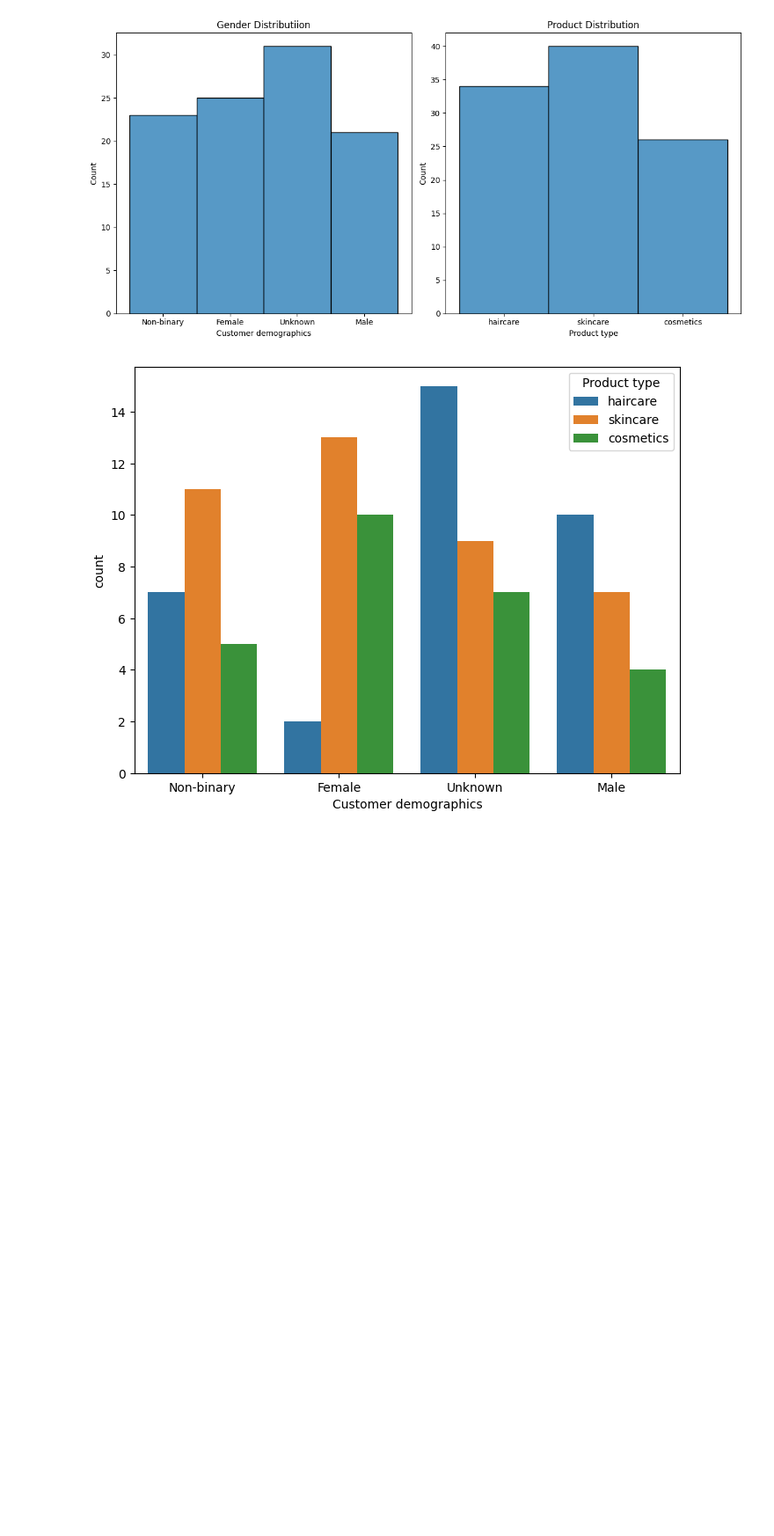
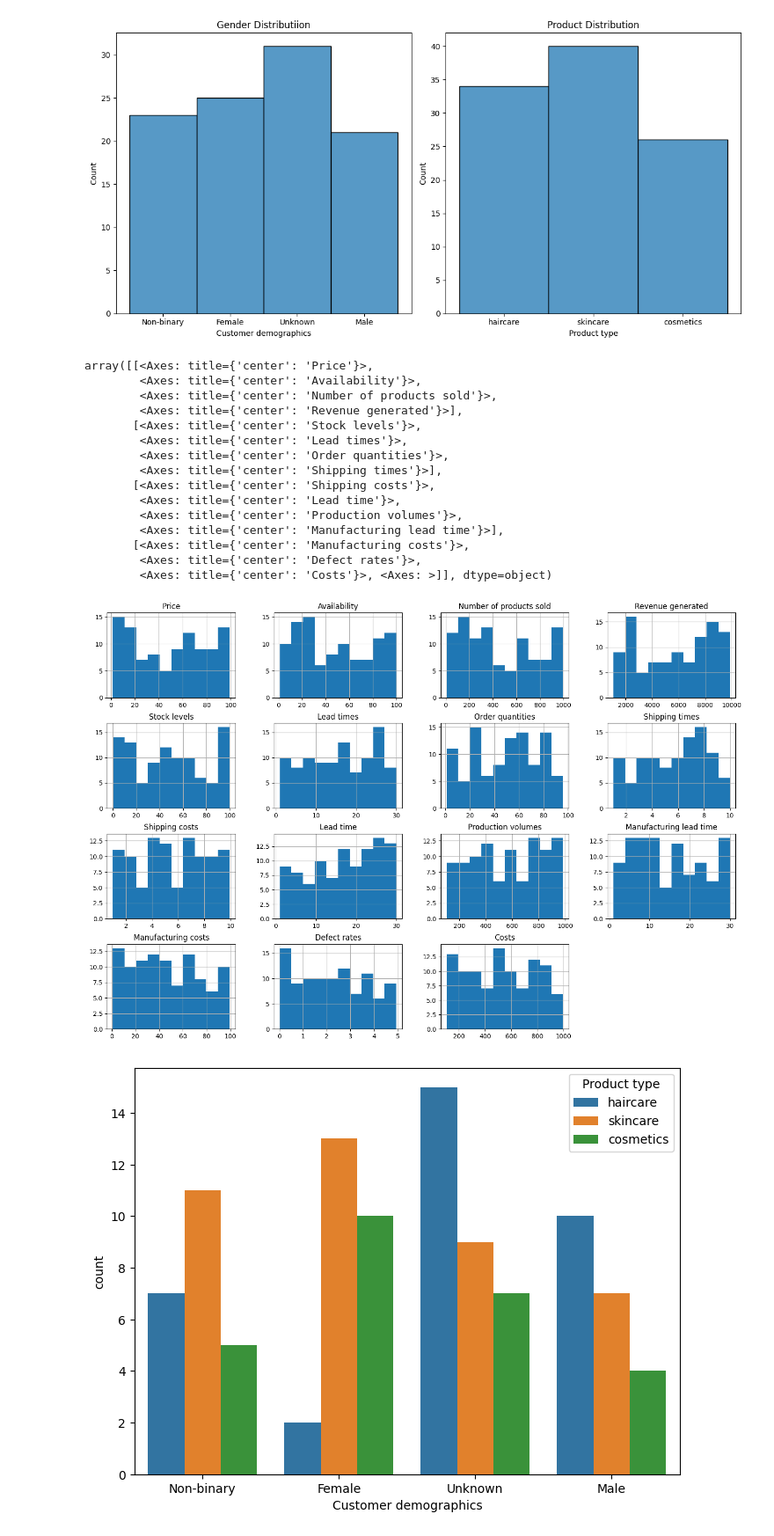
Before and after one commit to Doug-Vo/ML-Self-Project, a Jupyter notebook: Spring_2026/Beauty_Supply_chain.ipynb, the cells around one changed output. Shown at 88% size. Cells and saved outputs as stored; diff of their text form; code cells hidden in the pictures; blank space fills up the shorter version.

```diff
--- a/Spring_2026/Beauty_Supply_chain.ipynb
+++ b/Spring_2026/Beauty_Supply_chain.ipynb
@@ -108,6 +108,29 @@ plt.plot()
 # %% [output]
 []
 [figure]
+# %%
+def column_dist():
+    distribution = df.hist(figsize=(18,12))
+    return distribution
+
+column_dist()
+# %% [output]
+array([[<Axes: title={'center': 'Price'}>,
+        <Axes: title={'center': 'Availability'}>,
+        <Axes: title={'center': 'Number of products sold'}>,
+        <Axes: title={'center': 'Revenue generated'}>],
+       [<Axes: title={'center': 'Stock levels'}>,
+        <Axes: title={'center': 'Lead times'}>,
+        <Axes: title={'center': 'Order quantities'}>,
+        <Axes: title={'center': 'Shipping times'}>],
+       [<Axes: title={'center': 'Shipping costs'}>,
+        <Axes: title={'center': 'Lead time'}>,
+        <Axes: title={'center': 'Production volumes'}>,
+        <Axes: title={'center': 'Manufacturing lead time'}>],
+       [<Axes: title={'center': 'Manufacturing costs'}>,
+        <Axes: title={'center': 'Defect rates'}>,
+        <Axes: title={'center': 'Costs'}>, <Axes: >]], dtype=object)
+[figure, added]
 # %%
 
 plt.figure(figsize= (8, 6))
```
Also changed, not shown: parts of 4 cells of this notebook.
